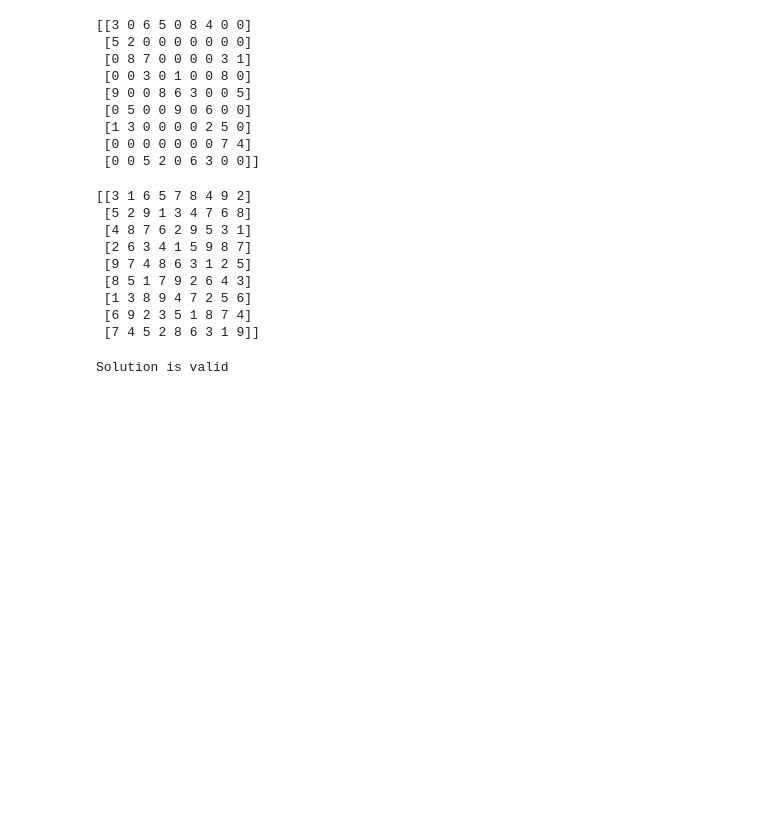
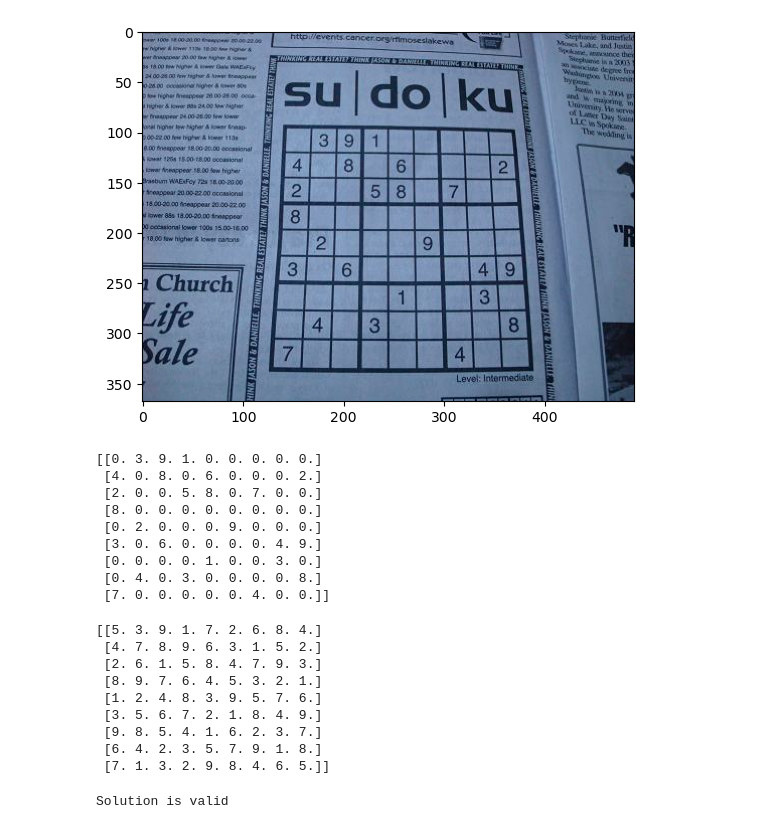
Before and after one commit to RanitGupta/Sudoku_Solver, a Jupyter notebook: Sudoku_Alg_Tester.ipynb, the cells around one changed output. Saved outputs shown, nothing was run; the diff lists cells and outputs as text; code cells hidden in the pictures; blank space fills up the shorter version.

```diff
--- a/Sudoku_Alg_Tester.ipynb
+++ b/Sudoku_Alg_Tester.ipynb
@@ -5,40 +9,37 @@ import numpy as np
-# %%
-board = [[3, 0, 6, 5, 0, 8, 4, 0, 0],
-         [5, 2, 0, 0, 0, 0, 0, 0, 0],
-         [0, 8, 7, 0, 0, 0, 0, 3, 1],
-         [0, 0, 3, 0, 1, 0, 0, 8, 0],
-         [9, 0, 0, 8, 6, 3, 0, 0, 5],
-         [0, 5, 0, 0, 9, 0, 6, 0, 0],
-         [1, 3, 0, 0, 0, 0, 2, 5, 0],
-         [0, 0, 0, 0, 0, 0, 0, 7, 4],
-         [0, 0, 5, 2, 0, 6, 3, 0, 0]]
-
-print(np.matrix(board))
-# %% [output]
-[[3 0 6 5 0 8 4 0 0]
- [5 2 0 0 0 0 0 0 0]
- [0 8 7 0 0 0 0 3 1]
- [0 0 3 0 1 0 0 8 0]
- [9 0 0 8 6 3 0 0 5]
- [0 5 0 0 9 0 6 0 0]
- [1 3 0 0 0 0 2 5 0]
- [0 0 0 0 0 0 0 7 4]
- [0 0 5 2 0 6 3 0 0]]
+# %%
+image = cv2.imread("sudoku_test_3.jpg")
+
+plt.imshow(image, cmap="gray")
+plt.show()
+
+board = image_to_array(image)
+print(board)
+# %% [output]
+[figure, added]
+[[0. 3. 9. 1. 0. 0. 0. 0. 0.]
+ [4. 0. 8. 0. 6. 0. 0. 0. 2.]
+ [2. 0. 0. 5. 8. 0. 7. 0. 0.]
+ [8. 0. 0. 0. 0. 0. 0. 0. 0.]
+ [0. 2. 0. 0. 0. 9. 0. 0. 0.]
+ [3. 0. 6. 0. 0. 0. 0. 4. 9.]
+ [0. 0. 0. 0. 1. 0. 0. 3. 0.]
+ [0. 4. 0. 3. 0. 0. 0. 0. 8.]
+ [7. 0. 0. 0. 0. 0. 4. 0. 0.]]
 # %%
 solution = solve(np.array(board))
 
 if solution is not None:
     print(np.matrix(solution))
 # %% [output]
-[[3 1 6 5 7 8 4 9 2]
- [5 2 9 1 3 4 7 6 8]
- [4 8 7 6 2 9 5 3 1]
- [2 6 3 4 1 5 9 8 7]
- [9 7 4 8 6 3 1 2 5]
- [8 5 1 7 9 2 6 4 3]
- [1 3 8 9 4 7 2 5 6]
- [6 9 2 3 5 1 8 7 4]
- [7 4 5 2 8 6 3 1 9]]
+[[5. 3. 9. 1. 7. 2. 6. 8. 4.]
+ [4. 7. 8. 9. 6. 3. 1. 5. 2.]
+ [2. 6. 1. 5. 8. 4. 7. 9. 3.]
+ [8. 9. 7. 6. 4. 5. 3. 2. 1.]
+ [1. 2. 4. 8. 3. 9. 5. 7. 6.]
+ [3. 5. 6. 7. 2. 1. 8. 4. 9.]
+ [9. 8. 5. 4. 1. 6. 2. 3. 7.]
+ [6. 4. 2. 3. 5. 7. 9. 1. 8.]
+ [7. 1. 3. 2. 9. 8. 4. 6. 5.]]
 # %%
 if check_board(solution):
     print('Solution is valid')
```
Also changed, not shown: parts of 1 cell of this notebook, 10 other files.
